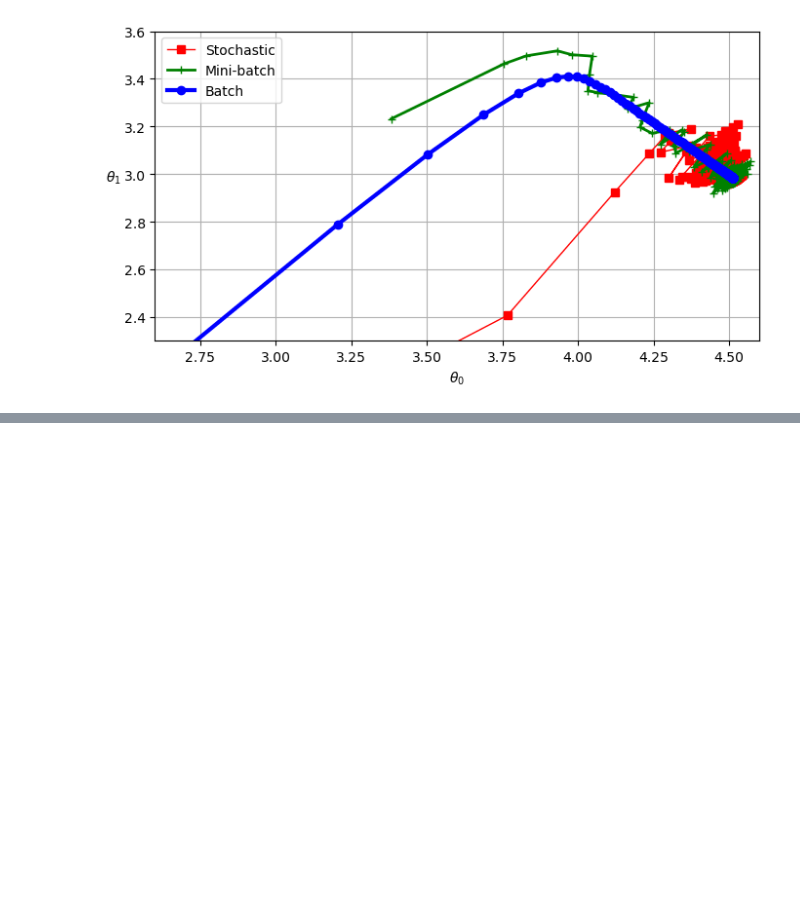
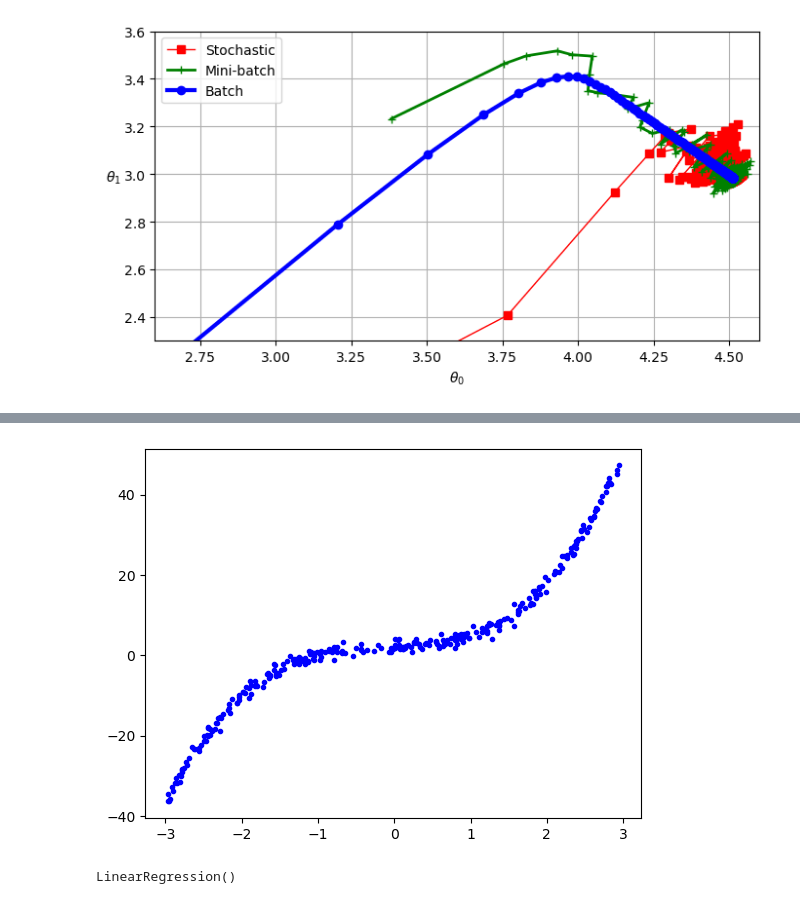
Before and after one commit to Raichi1/Hands-On-Machine-Learning-3rd-Edition, a Jupyter notebook: Chapter-4_Training-Models/code/code.ipynb, the cells around one changed output, grey strips where cells are left out. Saved outputs shown, nothing was run; the diff lists cells and outputs as text; code cells hidden in the pictures; blank space fills up the shorter version.

```diff
--- a/Chapter-4_Training-Models/code/code.ipynb
+++ b/Chapter-4_Training-Models/code/code.ipynb
@@ -286,0 +349,11 @@ plt.show()
+# %%
+np.random.seed(42)
+
+m = 100
+X1 = 6 * np.random.rand(m, 3) - 3
+y = 1.5 * X1**3 + 0.5 * X1**2 +  + X1 + 2 + np.random.randn(m, 1)
+# %%
+plt.plot(X1, y, "b.")
+plt.show()
+# %% [output]
+[figure, added]
@@ -286,0 +363,5 @@ plt.show()
+# %%
+lin_reg = LinearRegression()
+lin_reg.fit(X_poly, y)
+# %% [output]
+LinearRegression()
```
Also changed, not shown: parts of 11 cells of this notebook, 1 other file.
